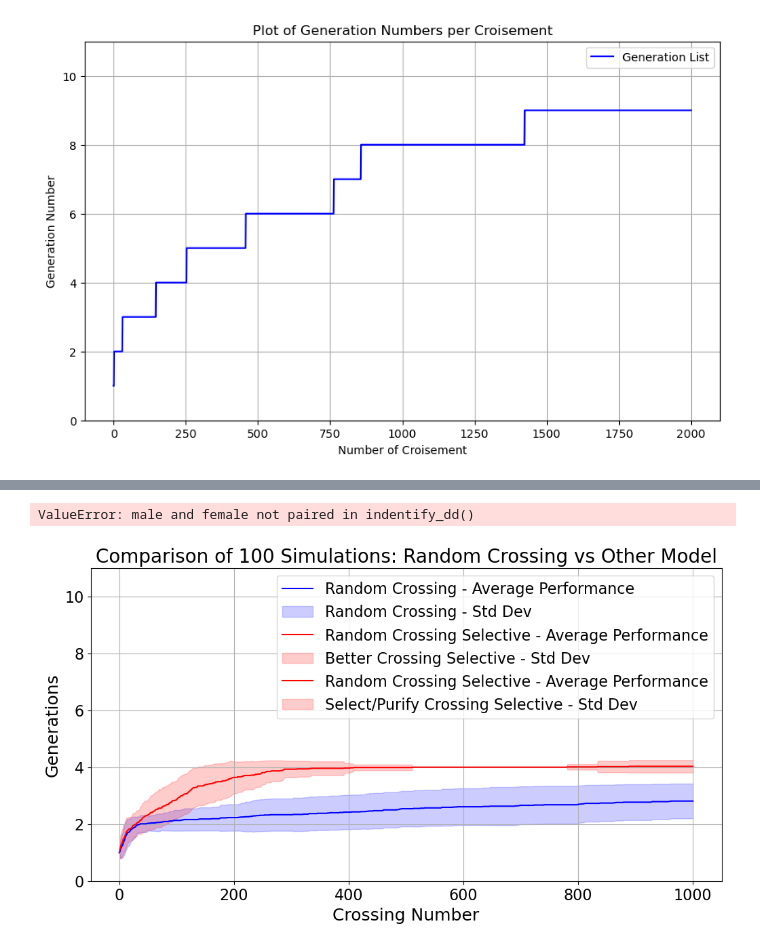
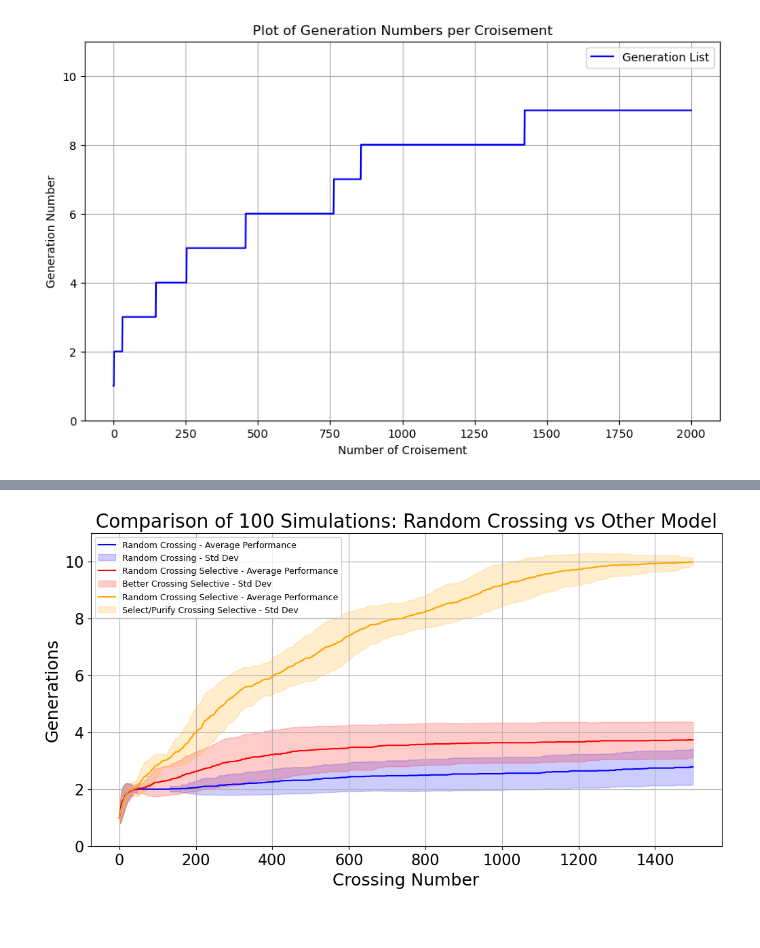
Before and after one commit to Plogeur/Road2Ten, a Jupyter notebook: model.ipynb, the cells around one changed output, grey strips where cells are left out. Saved outputs shown, nothing was run; the diff lists cells and outputs as text; code cells hidden in the pictures.

```diff
--- a/model.ipynb
+++ b/model.ipynb
@@ -489,7 +500,5 @@ for i in range(100) :
 # %%
-list_simulation_select_purify = []
-
-for i in range(100) :
+for i in range(1) :
     elevage = Models()
     list_gen_upgrade_random = [1]
     crosing_number = 2000
@@ -501,17 +510,45 @@ for i in range(100) :
         if generation > better_generation :
             better_generation = generation
         list_gen_upgrade_random.append(better_generation)
+        if generation == 10 :
+            break
     list_simulation_select_purify.append(list_gen_upgrade_random)
-# %% [output]
-ValueError: male and female not paired in indentify_dd()
+# %%
+def pad_list_of_lists(list_of_lists):
+    # Find the maximum length of sub-lists
+    max_length = 2001
+
+    # Pad each sub-list to have the maximum length
+    padded_list_of_lists = []
+    for sub_list in list_of_lists:
+        length = len(sub_list)
+        if length < max_length:
+            # Pad the sub-list with the last element until it reaches max_length
+            sub_list.extend([sub_list[-1]] * (max_length - length))
+        padded_list_of_lists.append(sub_list)
+
+    return padded_list_of_lists
+# %%
+def truncate_lists(list_of_lists, max_length=1500):
+    # Truncate each sub-list to have at most max_length elements
+    truncated_list_of_lists = [sub_list[:max_length] for sub_list in list_of_lists]
+    return truncated_list_of_lists
+# %%
+list_simulation_select_purify_2 = pad_list_of_lists(list_simulation_select_purify)
+# %%
+list_simulation_select_purify_3 = truncate_lists(list_simulation_select_purify_2)
+list_simulation_random_2 = truncate_lists(list_simulation_random)
+simulation_better_gen_2 = truncate_lists(list_simulation_better_gen)
 # %%
 import matplotlib.pyplot as plt
 import numpy as np
 
+crosing_number = 1499
+
 # Convert both to numpy arrays for easy aggregation
-simulation_random_array = np.array(list_simulation_random)
-simulation_better_gen_array = np.array(list_simulation_better_gen)
-simulation_select_purify_array = np.array(list_simulation_select_purify)
+simulation_random_array = np.array(list_simulation_random_2)
+simulation_better_gen_array = np.array(simulation_better_gen_2)
+simulation_select_purify_array = np.array(list_simulation_select_purify_3)
 
 # Calculate mean and standard deviation across simulations for both models
 mean_performance_random = np.mean(simulation_random_array, axis=0)
@@ -530,7 +567,7 @@ plt.rcParams.update({
     'axes.labelsize': 18,     # X and Y label font size
     'xtick.labelsize': 16,    # X-axis tick label font size
     'ytick.labelsize': 16,    # Y-axis tick label font size
-    'legend.fontsize': 16,    # Legend font size
+    'legend.fontsize': 9,    # Legend font size
     'figure.figsize': (14, 10)  # Increase the figure size
 })
 
@@ -538,33 +575,33 @@ plt.rcParams.update({
 plt.figure(figsize=(12, 6))  # Increase the figure size
 
 # Plot for Random Crossing model
 plt.plot(mean_performance_random, label='Random Crossing - Average Performance', color='blue')
 plt.fill_between(range(crosing_number + 1),
                  mean_performance_random - std_performance_random,
                  mean_performance_random + std_performance_random,
                  color='blue', alpha=0.2, label='Random Crossing - Std Dev')
 
 # Plot for Other model
 plt.plot(mean_performance_better_gen, label='Random Crossing Selective - Average Performance', color='red')
 plt.fill_between(range(crosing_number + 1),
                  mean_performance_better_gen - std_performance_better_gen,
                  mean_performance_better_gen + std_performance_better_gen,
                  color='red', alpha=0.2, label='Better Crossing Selective - Std Dev')
 
 # Plot for Other model
-plt.plot(mean_performance_select_purify, label='Random Crossing Selective - Average Performance', color='red')
+plt.plot(mean_performance_select_purify, label='Random Crossing Selective - Average Performance', color='orange')
 plt.fill_between(range(crosing_number + 1),
                  mean_performance_select_purify - std_performance_select_purify,
                  mean_performance_select_purify + std_performance_select_purify,
-                 color='red', alpha=0.2, label='Select/Purify Crossing Selective - Std Dev')
+                 color='orange', alpha=0.2, label='Select/Purify Crossing Selective - Std Dev')
 
 # Customize the plot
 plt.title('Comparison of 100 Simulations: Random Crossing vs Other Model')
 plt.xlabel('Crossing Number')
 plt.ylabel('Generations')
 plt.ylim(0, 11)  # Set y-axis limits from 0 to 11
 plt.legend()
 plt.grid(True)
 plt.show()
 # %% [output]
-[figure, old version]
+[figure, new version]
```
Also changed, not shown: parts of 6 cells of this notebook, 5 other files.
